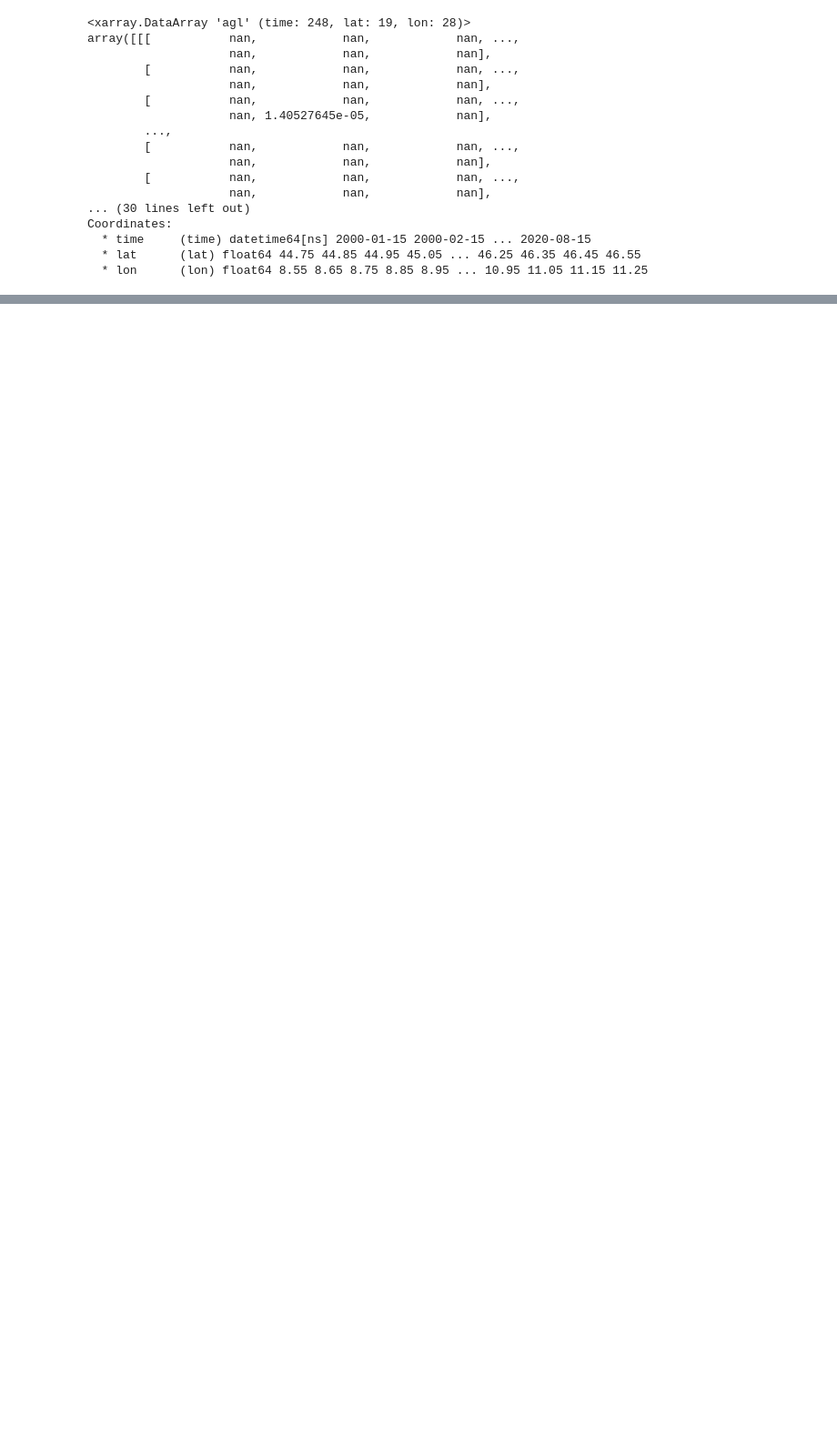
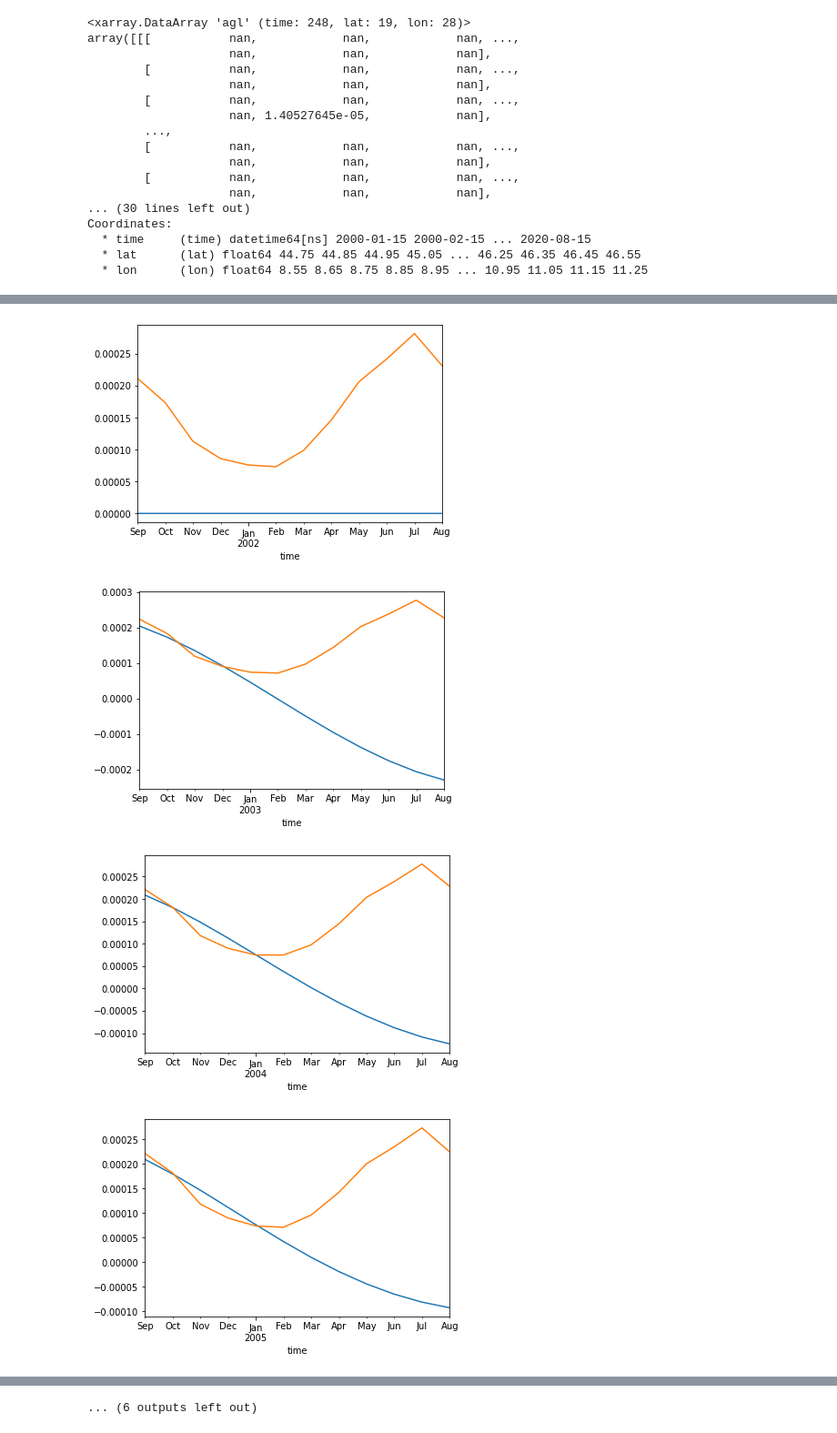
Before and after one commit to samuelexferri/unibg-statistic2, a Jupyter notebook: notebooks/cross_validation.ipynb, the cells around one changed output, grey strips where cells are left out. Shown at 91% size. Saved outputs shown, nothing was run; the diff lists cells and outputs as text; code cells hidden in the pictures; blank space fills up the shorter version.

```diff
--- a/notebooks/cross_validation.ipynb
+++ b/notebooks/cross_validation.ipynb
@@ -86,0 +44,60 @@ test_df = data[~data.isin(train_df)].dropna(how = 'all')
+# %%
+n = len(nh3_max)
+
+k = 19
+
+i = 0
+
+p = 2
+d = 0
+q = 2
+
+plot = True
+# %%
+import pandas as pd
+import numpy as np
+import sklearn.linear_model as skl_lm
+import matplotlib.pyplot as plt
+import statsmodels as sm
+import matplotlib.pyplot as plt
+from utils import utils
+
+n = len(nh3_max)
+rmse = []
+# TODO (AIC; BIC)
+
+for i in range(k - 1):
+    start = ((n * (i + 1)) / k )
+
+    # Divide data into two dataset: training and validation
+    train_set = nh3_max[0:int(start)].to_period('M')
+    validation_set = nh3_max[int(start):int(start+int(n/k))].to_period('M')
+
+    # Model fitting
+    #model = sm.tsa.arima.model.ARIMA(train_set, order=(p,d,q))
+    model = sm.tsa.statespace.sarimax.SARIMAX(train_set, order=(p,d,q))
+    model_fit = model.fit()
+
+    predictions = []
+    errors = []
+
+    # Predictions
+    for i in range(int(n/k)):
+        prediction = model_fit.forecast()
+        model_fit = model_fit.append([prediction.values[0]])
+        predictions.append(prediction.values[0])
+        errors.append(validation_set.values[i] - prediction.values[0])
+
+    if plot is True:
+        plt.figure()
+        predictions = pd.Series(predictions, index=validation_set.index)
+        predictions.plot()
+        validation_set.plot()
+        plt.show()
+
+    rmse.append(sum(np.array(errors)**2))
+# %% [output]
+[figure, added]
+[figure, added]
+[figure, added]
+[figure, added]
@@ -86,0 +112 @@ test_df = data[~data.isin(train_df)].dropna(how = 'all')
+... (6 outputs left out)
```
Also changed, not shown: parts of 12 cells of this notebook, 3 other files.
